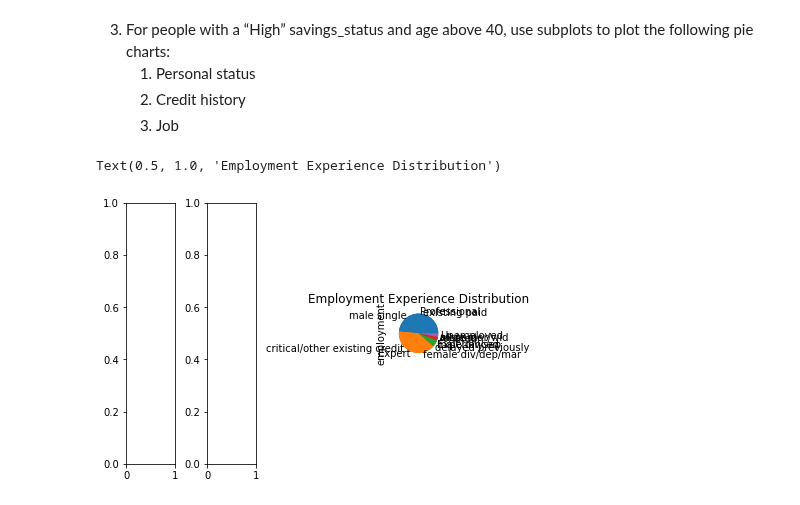
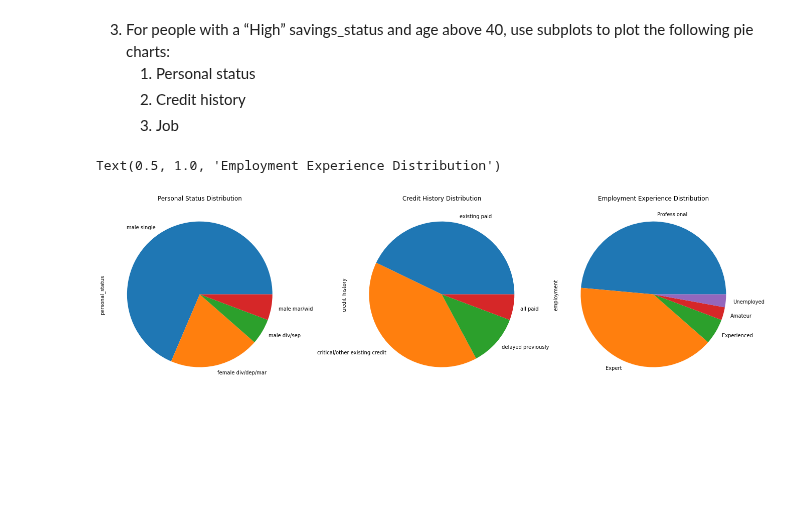
Before and after one commit to benwang2/obsidian-f22, a Jupyter notebook: Rutgers/2022 Fall/210/Assignments/Homework 3/src/german_credit.ipynb, the cells around one changed output. Drawn from its saved outputs; the diff is of its cells as text; code cells hidden in the pictures; blank space fills up the shorter version.

```diff
--- a/Rutgers/2022 Fall/210/Assignments/Homework 3/src/german_credit.ipynb
+++ b/Rutgers/2022 Fall/210/Assignments/Homework 3/src/german_credit.ipynb
@@ -260,11 +260,12 @@ plt.show()
 # %%
 subset = gcred[gcred["savings_status"] == "High"][gcred["age"] > 40]
 
 fig, axs = plt.subplots(1, 3, constrained_layout=True)
+fig.set_size_inches(18.5, 10.5)
 
-fig.add_subplot(0,subset['personal_status'].value_counts().plot.pie()).set_title("Personal Status Distribution")
-fig.add_subplot(1,subset['credit_history'].value_counts().plot.pie()).set_title("Credit History Distribution")
-fig.add_subplot(2,subset['employment'].value_counts().plot.pie()).set_title("Employment Experience Distribution")
+subset['personal_status'].value_counts().plot(ax=axs[0], kind='pie').set_title("Personal Status Distribution")
+subset['credit_history'].value_counts().plot(ax=axs[1], kind='pie').set_title("Credit History Distribution")
+subset['employment'].value_counts().plot(ax=axs[2], kind='pie').set_title("Employment Experience Distribution")
 # %% [output]
 Text(0.5, 1.0, 'Employment Experience Distribution')
-[figure, old version]
+[figure, new version]
```
